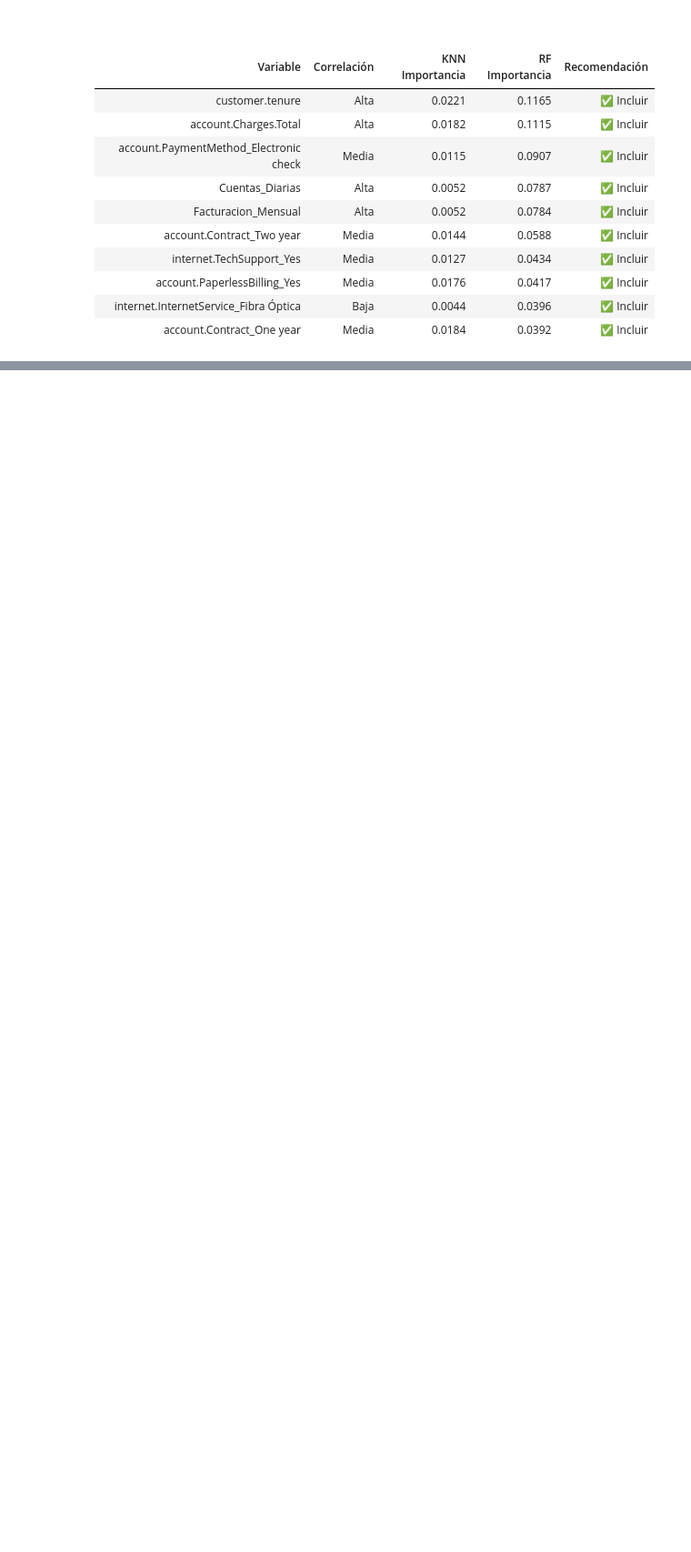
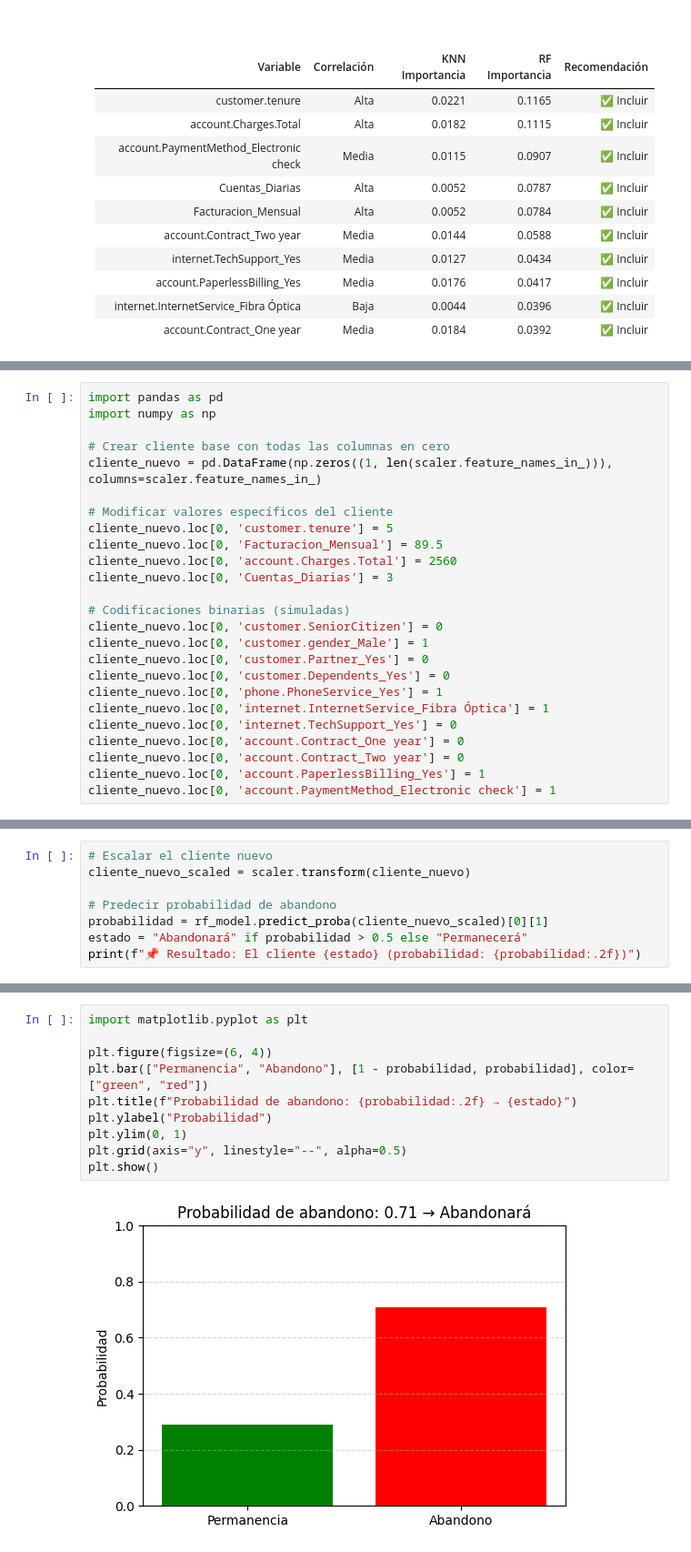
Before and after one commit to Maucho6340/Telecom_X_LATAM_Predict, a Jupyter notebook: Challenge_predict_evasion_op1.ipynb, the cells around one changed output, grey strips where cells are left out. Shown at 91% size. Cells and saved outputs as stored; diff of their text form; blank space fills up the shorter version.

```diff
--- a/Challenge_predict_evasion_op1.ipynb
+++ b/Challenge_predict_evasion_op1.ipynb
@@ -741,0 +746,25 @@ Comparación de Importancia entre KNN y Random Forest<br>
+# %%
+import pandas as pd
+import numpy as np
+
+# Crear cliente base con todas las columnas en cero
+cliente_nuevo = pd.DataFrame(np.zeros((1, len(scaler.feature_names_in_))), columns=scaler.feature_names_in_)
+
+# Modificar valores específicos del cliente
+cliente_nuevo.loc[0, 'customer.tenure'] = 5
+cliente_nuevo.loc[0, 'Facturacion_Mensual'] = 89.5
+cliente_nuevo.loc[0, 'account.Charges.Total'] = 2560
+cliente_nuevo.loc[0, 'Cuentas_Diarias'] = 3
+
+# Codificaciones binarias (simuladas)
+cliente_nuevo.loc[0, 'customer.SeniorCitizen'] = 0
+cliente_nuevo.loc[0, 'customer.gender_Male'] = 1
+cliente_nuevo.loc[0, 'customer.Partner_Yes'] = 0
+cliente_nuevo.loc[0, 'customer.Dependents_Yes'] = 0
+cliente_nuevo.loc[0, 'phone.PhoneService_Yes'] = 1
+cliente_nuevo.loc[0, 'internet.InternetService_Fibra Óptica'] = 1
+cliente_nuevo.loc[0, 'internet.TechSupport_Yes'] = 0
+cliente_nuevo.loc[0, 'account.Contract_One year'] = 0
+cliente_nuevo.loc[0, 'account.Contract_Two year'] = 0
+cliente_nuevo.loc[0, 'account.PaperlessBilling_Yes'] = 1
+cliente_nuevo.loc[0, 'account.PaymentMethod_Electronic check'] = 1
@@ -741,0 +773,8 @@ Comparación de Importancia entre KNN y Random Forest<br>
+# %%
+# Escalar el cliente nuevo
+cliente_nuevo_scaled = scaler.transform(cliente_nuevo)
+
+# Predecir probabilidad de abandono
+probabilidad = rf_model.predict_proba(cliente_nuevo_scaled)[0][1]
+estado = "Abandonará" if probabilidad > 0.5 else "Permanecerá"
+print(f"📌 Resultado: El cliente {estado} (probabilidad: {probabilidad:.2f})")
@@ -741,0 +785,12 @@ Comparación de Importancia entre KNN y Random Forest<br>
+# %%
+import matplotlib.pyplot as plt
+
+plt.figure(figsize=(6, 4))
+plt.bar(["Permanencia", "Abandono"], [1 - probabilidad, probabilidad], color=["green", "red"])
+plt.title(f"Probabilidad de abandono: {probabilidad:.2f} → {estado}")
+plt.ylabel("Probabilidad")
+plt.ylim(0, 1)
+plt.grid(axis="y", linestyle="--", alpha=0.5)
+plt.show()
+# %% [output]
+[figure, added]
```
Also changed, not shown: parts of 11 cells of this notebook.
